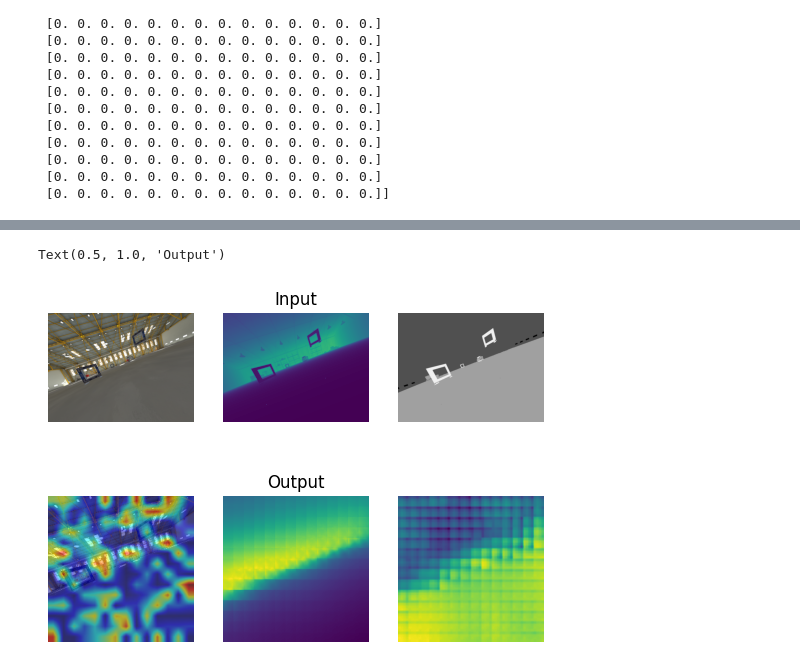
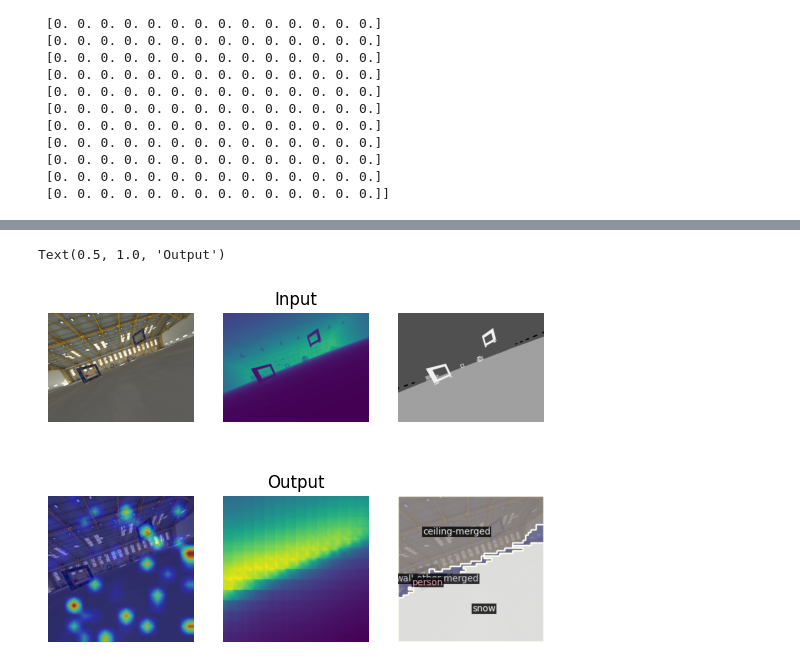
Before and after one commit to xingcw/pytorch-grad-cam, a Jupyter notebook: tutorials/multimae_pretrained_vis.ipynb, the cells around one changed output, grey strips where cells are left out. Saved outputs shown, nothing was run; the diff lists cells and outputs as text; code cells hidden in the pictures.

```diff
--- a/tutorials/multimae_pretrained_vis.ipynb
+++ b/tutorials/multimae_pretrained_vis.ipynb
@@ -166,6 +166,13 @@ for k, v in mask.items():
     print(k, np.sum(v))
     print(v)
 
+mask.update(
+    {
+        "depth": np.ones((14, 14)),
+        "semseg": np.ones((14, 14))
+    }
+)
+
 task_masks = {k: torch.LongTensor(v).flatten()[None].to(device) for k, v in mask.items()}
 # %% [output]
 rgb 0.0
@@ -185,7 +192,7 @@ rgb 0.0
  [0. 0. 0. 0. 0. 0. 0. 0. 0. 0. 0. 0. 0. 0.]]
 # %%
 preds, masks = model(
-    inputs,
+    processed_inputs,
     mask_inputs=True, # True if forward pass should sample random masks
     num_encoded_tokens=num_encoded_tokens,
     alphas=alphas,
@@ -195,4 +202,4 @@ preds, masks = model(
 preds = {domain: pred.detach().cpu() for domain, pred in preds.items()}
 masks = {domain: mask.detach().cpu() for domain, mask in masks.items()}
 
-# res = plot_predictions(inputs, preds, masks)
+res = plot_predictions(processed_inputs, preds, masks)
@@ -200,8 +209,8 @@ masks = {domain: mask.detach().cpu() for domain, mask in masks.items()}
 target_layers = [model.encoder[-1].norm1]
 tasks = {
     # "rgb": processed_inputs["rgb"],
-    # "depth": processed_inputs["depth"],
-    "semseg": processed_inputs["semseg"]
+    "depth": processed_inputs["depth"],
+    # "semseg": processed_inputs["semseg"]
 }
 targets = [SimilarityToConceptTarget(tasks)]
 
@@ -215,24 +224,24 @@ cam_image = show_cam_on_image(image_float, grayscale_cam, use_rgb=True)
 # %%
 fig, axs = plt.subplots(2, 3)
 axs[0, 0].imshow(image)
 axs[0, 0].axis('off')
 
 axs[0, 1].imshow(depth)
 axs[0, 1].axis('off')
 
 axs[0, 2].imshow(semseg * 80)
 axs[0, 2].axis('off')
 axs[0, 1].set_title('Input')
 
 axs[1, 0].imshow(cam_image)
 axs[1, 0].axis('off')
 
-axs[1, 1].imshow(preds["depth"].detach().cpu().numpy()[0, 0, :, :])
+axs[1, 1].imshow(res["depth_pred"])
 axs[1, 1].axis('off')
 
-axs[1, 2].imshow(preds["semseg"].detach().cpu().numpy()[0, 0, :, :])
+axs[1, 2].imshow(res["semseg_pred"])
 axs[1, 2].axis('off')
 axs[1, 1].set_title('Output')
 # %% [output]
 Text(0.5, 1.0, 'Output')
-[figure, old version]
+[figure, new version]
```
Also changed, not shown: parts of 2 cells of this notebook, 44 other files.
